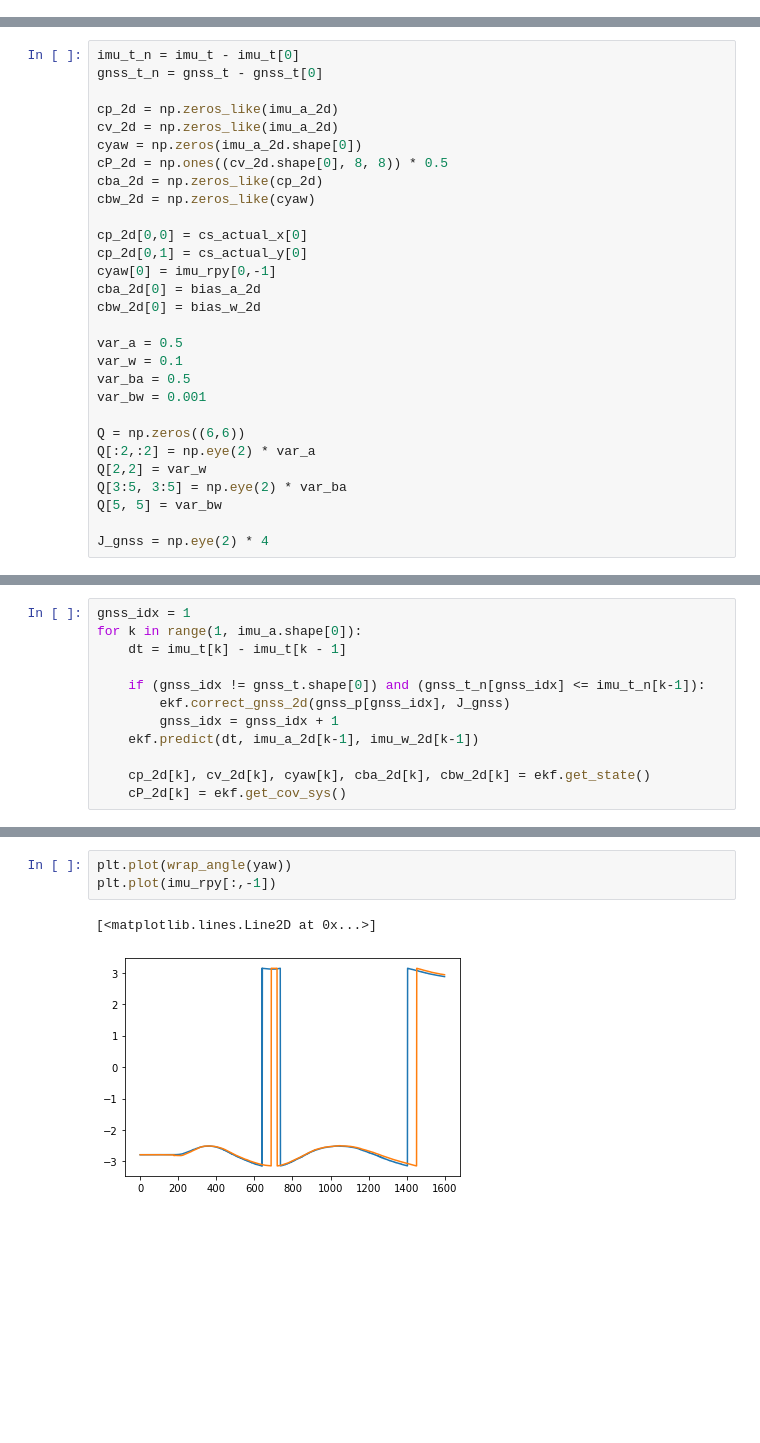
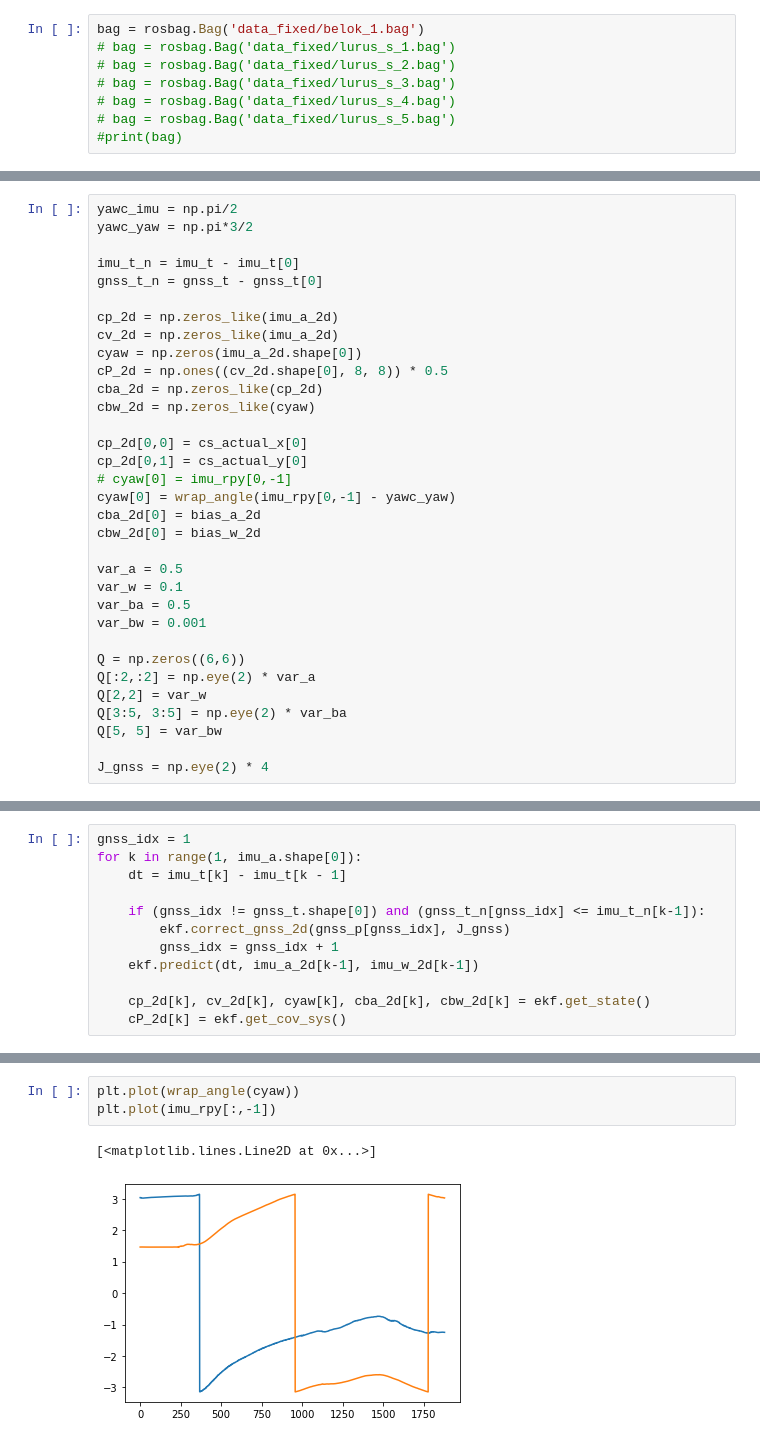
Before and after one commit to fadamsyah/final-project, a Jupyter notebook: Coba EKF Imu GNSS/coba_ekf.ipynb, the cells around one changed output, grey strips where cells are left out. Saved outputs shown, nothing was run; the diff lists cells and outputs as text; blank space fills up the shorter version.

```diff
--- a/Coba EKF Imu GNSS/coba_ekf.ipynb
+++ b/Coba EKF Imu GNSS/coba_ekf.ipynb
@@ -73,3 +28,11 @@ bag = rosbag.Bag('data_fixed/lurus_s_1.bag')
+# %%
+bag = rosbag.Bag('data_fixed/belok_1.bag')
+# bag = rosbag.Bag('data_fixed/lurus_s_1.bag')
+# bag = rosbag.Bag('data_fixed/lurus_s_2.bag')
+# bag = rosbag.Bag('data_fixed/lurus_s_3.bag')
+# bag = rosbag.Bag('data_fixed/lurus_s_4.bag')
+# bag = rosbag.Bag('data_fixed/lurus_s_5.bag')
+#print(bag)
 # %% [markdown]
 # DATA
 # %%
@@ -344,6 +271,9 @@ class imu_ekf_2d(object):
         self._correct_state_from_inno(dx)
         self._correct_cov_sys(K, self.H_gnss, J)
 # %%
+yawc_imu = np.pi/2
+yawc_yaw = np.pi*3/2
+
 imu_t_n = imu_t - imu_t[0]
 gnss_t_n = gnss_t - gnss_t[0]
 
@@ -356,7 +286,8 @@ cbw_2d = np.zeros_like(cyaw)
 
 cp_2d[0,0] = cs_actual_x[0]
 cp_2d[0,1] = cs_actual_y[0]
-cyaw[0] = imu_rpy[0,-1]
+# cyaw[0] = imu_rpy[0,-1]
+cyaw[0] = wrap_angle(imu_rpy[0,-1] - yawc_yaw)
 cba_2d[0] = bias_a_2d
 cbw_2d[0] = bias_w_2d
 
@@ -406,6 +326,6 @@ plt.plot(cba_2d)
 # %%
-plt.plot(wrap_angle(yaw))
+plt.plot(wrap_angle(cyaw))
 plt.plot(imu_rpy[:,-1])
 # %% [output]
 [<matplotlib.lines.Line2D at 0x...>]
-[figure, old version]
+[figure, new version]
```
Also changed, not shown: parts of 27 cells of this notebook.
